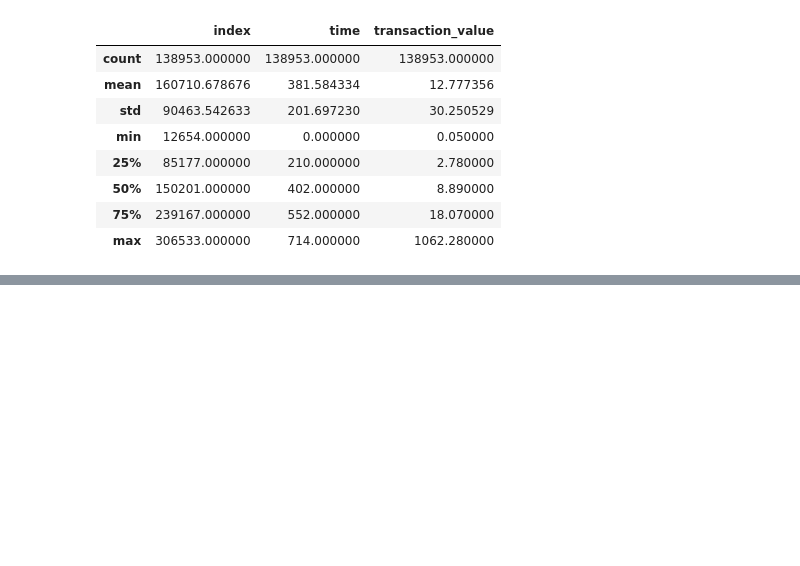
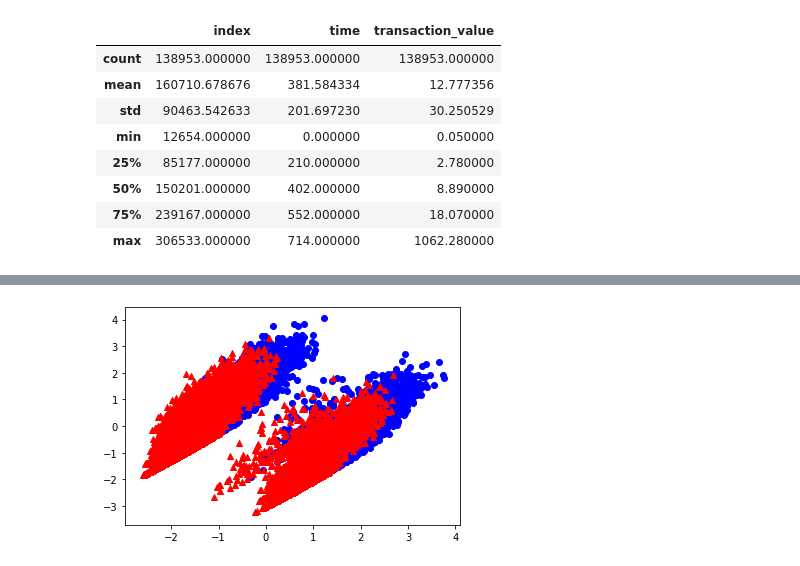
Before and after one commit to sandytat03/starbucks_dsnd_project, a Jupyter notebook: Starbucks_Capstone_notebook.ipynb, the cells around one changed output, grey strips where cells are left out. Drawn from its saved outputs; the diff is of its cells as text; code cells hidden in the pictures; blank space fills up the shorter version.

```diff
--- a/Starbucks_Capstone_notebook.ipynb
+++ b/Starbucks_Capstone_notebook.ipynb
@@ -673,0 +420,31 @@ income: 65053.00
+# %%
+# perform k-means with k = 2
+
+from sklearn import cluster
+
+model = cluster.KMeans(n_clusters=2, random_state=10)
+cluster = model.fit_predict(profile_offer_completed)
+offer_cols = ['z_0_completed', 'z_1_completed', 'z_3_completed', 'z_4_completed',
+       'z_5_completed', 'z_6_completed', 'z_8_completed', 'z_9_completed',
+       'z_age', 'z_became_member_on', 'z_income', 'z_gender_F', 'z_gender_M',
+       'z_gender_O']
+
+profile_offer_completed['cluster'] = cluster
+
+# perform PCA
+
+from sklearn import decomposition
+
+pca = decomposition.PCA(n_components=2)
+profile_offer_completed['pc1'], profile_offer_completed['pc2'] = zip(*pca.fit_transform(profile_offer_completed[offer_cols]))
+
+colors = ['r', 'b']
+markers = ['^', 'o']
+
+for c in profile_offer_completed['cluster'].unique():
+    d = profile_offer_completed[profile_offer_completed['cluster'] == c]
+    plt.scatter(d['pc1'], d['pc2'], marker=markers[c], color=colors[c])
+
+plt.show()
+# %% [output]
+[figure, added]
```
Also changed, not shown: parts of 80 cells of this notebook.
